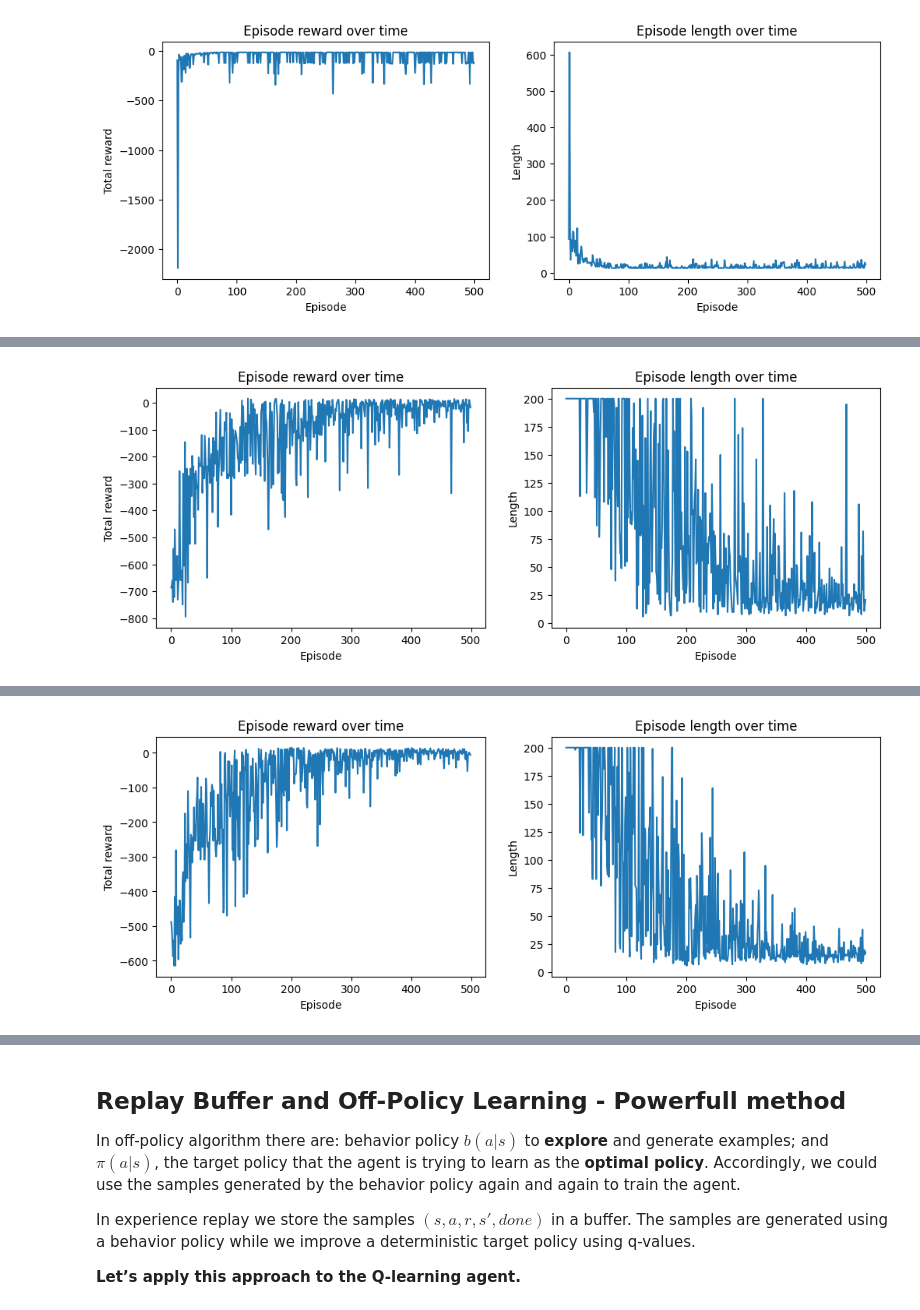
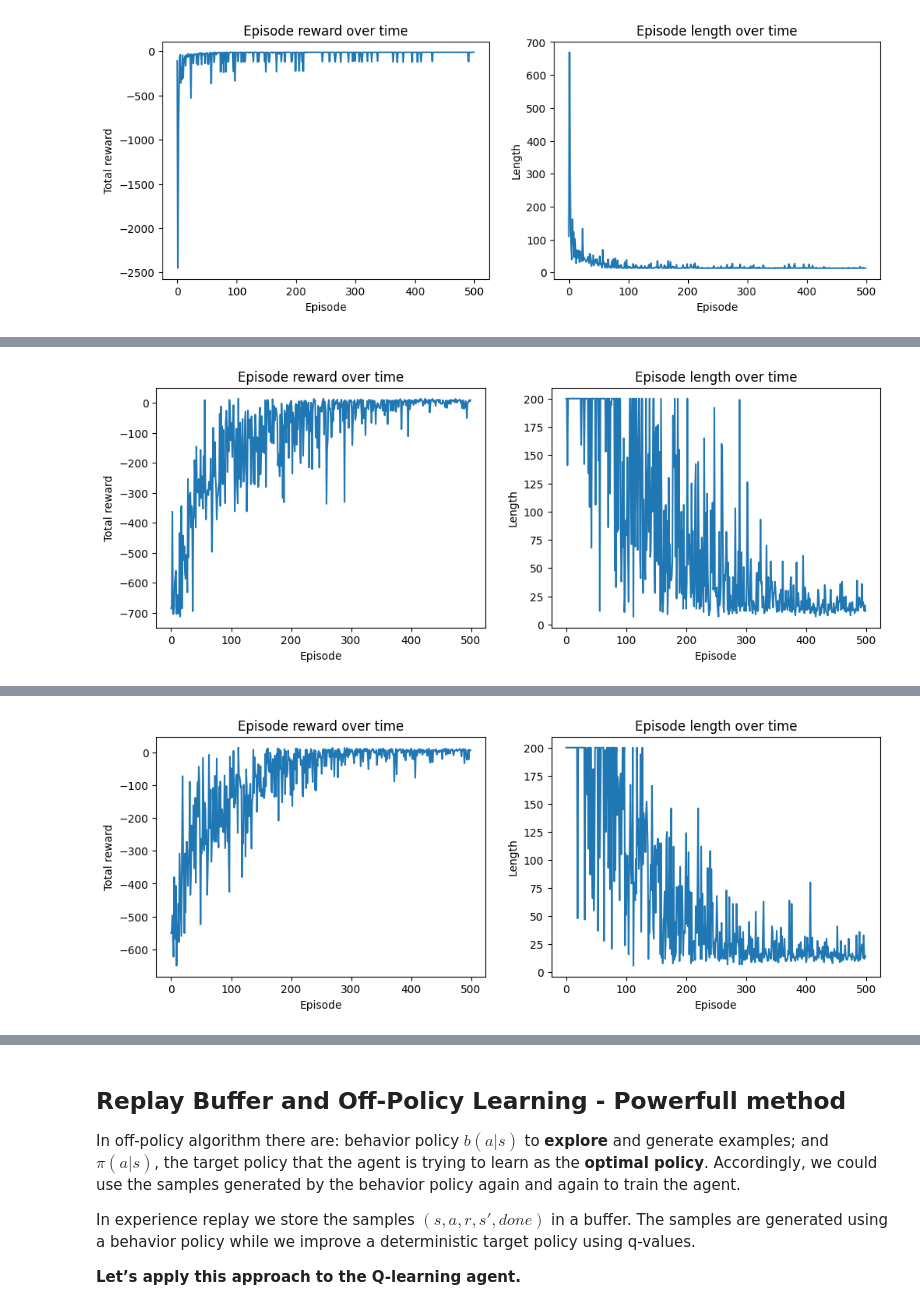
Before and after one commit to Mhddaraaa/start, a Jupyter notebook: ReinforcementLearning/7_RL_TemporalDifference.ipynb, the cells around one changed output, grey strips where cells are left out. Cells and saved outputs as stored; diff of their text form; code cells hidden in the pictures.

```diff
--- a/ReinforcementLearning/7_RL_TemporalDifference.ipynb
+++ b/ReinforcementLearning/7_RL_TemporalDifference.ipynb
@@ -105,7 +211,7 @@ Control problem refers to the problem of estimating optimal policies, as with Mo
     <td><font size="4"><code>gym.make("CliffWalking-v0")</code></td>
 <tr>
 # %%
-env = create_env("CliffWalking-v0")
+env = create_env("CliffWalking-v1")
 # %% [markdown]
 ## **Developing the SARSA algorithm**
 
@@ -192,7 +298,8 @@ def take_action2(state, Q, epsilon, n_action):
 
     return action
 # %%
-def SARSA(env, gamma, n_episode, alpha, epsilon, show=True):
+def SARSA(env, gamma, n_episode, alpha, epsilon,
+          epsilon_decay=0.995, epsilon_min=0.01, show=True):
     """
     Implements the SARSA (State-Action-Reward-State-Action) algorithm for reinforcement learning.
 
@@ -201,7 +308,12 @@ def SARSA(env, gamma, n_episode, alpha, epsilon, show=True):
         gamma (float): The discount factor for future rewards (0 <= gamma <= 1).
         n_episode (int): The number of episodes to run.
         alpha (float): The learning rate (0 < alpha <= 1).
-        epsilon (float): The epsilon value for the epsilon-greedy policy.
+        epsilon (float): Initial exploration rate for ε-greedy policy (0 ≤ epsilon ≤ 1).
+                        Probability of taking a random action.
+        epsilon_decay (float): Rate at which epsilon decays each episode (0 < decay ≤ 1).
+                              Typical values: 0.995-0.999 for gradual decay.
+        epsilon_min (float): Minimum exploration rate. Prevents epsilon from decaying to 0.
+                            Suggested: 0.01-0.1 for continued exploration.
         show (bool): If True, plots episode rewards and lengths over time.
 
     Returns:
@@ -219,9 +331,10 @@ def SARSA(env, gamma, n_episode, alpha, epsilon, show=True):
     total_reward_episode = [0] * n_episode  # Total reward per episode
 
     # Loop through each episode
-    for episode in tqdm(range(n_episode), desc="Episodes"):
+    pbar = tqdm(range(n_episode), desc="Episodes")
+    for episode in pbar:
         # Reset the environment at the start of each episode
-        state = env.reset()
+        state, _ = env.reset()
         done = False  # Flag to indicate if the episode has ended
 
         # Select an initial action using the epsilon-greedy policy
@@ -235,11 +348,11 @@ def SARSA(env, gamma, n_episode, alpha, epsilon, show=True):
             # Select the next action using the epsilon-greedy policy
             next_action = take_action(next_state, Q, epsilon, n_action)
 
-            # Compute the TD (Temporal Difference) error
-            td_delta = reward + gamma * Q[next_state][next_action] - Q[state][action]
-
-            # If the episode ends, the TD error should not include future rewards
-            if done:
+            if not done:
+                # Compute the TD (Temporal Difference) error
+                td_delta = reward + gamma * Q[next_state][next_action] - Q[state][action]
+            else:
+                # If the episode ends, the TD error should not include future rewards
                 td_delta = reward - Q[state][action]
 
             # Update the Q-value for the current state-action pair
@@ -254,6 +367,17 @@ def SARSA(env, gamma, n_episode, alpha, epsilon, show=True):
 
             # Track the total reward for this episode
             total_reward_episode[episode] += reward
+
+        # Decay epsilon (but not below minimum)
+        epsilon = max(epsilon * epsilon_decay, epsilon_min)
+
+        # Compute and print the average total reward over past 50 completed episodes
+        start = episode - 50 if episode > 50 else 0
+        avg_tot_reward = np.array(total_reward_episode[start:]).mean()
+        pbar.set_description(
+            f"Average reward over past 50 episodes: {avg_tot_reward:.2f} | "
+            f"ε: {epsilon:.2f}"
+        )
 
     # Derive the optimal policy from the Q-value table
     policy = {}
@@ -406,14 +549,14 @@ def q_learning(env, gamma, n_episode, alpha, epsilon, show=True):
 
     return Q, policy  # Return the learned Q-values and the derived policy
 # %%
-env = create_env("CliffWalking-v0")
-gamma = 1
+env = create_env("CliffWalking-v1", record=True, eps_record=50)
+gamma = 0.99
 n_episode = 500
-alpha = 0.4
-epsilon = 0.1
+alpha = 0.3
+epsilon = 0.15
 optimal_q, optimal_policy = q_learning(env, gamma, n_episode, alpha, epsilon, show=True)
 # %% [output]
-[figure, old version]
+[figure, new version]
 # %%
 display_video(400)
 # %% [output]
@@ -441,27 +584,27 @@ display_video(400)
     <td><font size="4"><code>gym.make("Taxi-v3")</code></td>
 <tr>
 # %%
-env = create_env("Taxi-v3")
-gamma = 1
+env = create_env("Taxi-v3", record=True, eps_record=50)
+gamma = 0.99
 n_episode = 500
 alpha = 0.4
-epsilon = 0.1
+epsilon = 0.15
 optimal_q, optimal_policy = SARSA(env, gamma, n_episode, alpha, epsilon)
 # %% [output]
-[figure, old version]
+[figure, new version]
 # %%
 display_video(450)
 # %% [output]
 [interactive output not drawn]
 # %%
-env = create_env("Taxi-v3")
-gamma = 1
+env = create_env("Taxi-v3", record=True, eps_record=50)
+gamma = 0.99
 n_episode = 500
 alpha = 0.4
-epsilon = 0.1
+epsilon = 0.15
 optimal_q, optimal_policy = q_learning(env, gamma, n_episode, alpha, epsilon)
 # %% [output]
-[figure, old version]
+[figure, new version]
 # %%
 display_video(450)
 # %% [output]
```
Also changed, not shown: parts of 21 cells of this notebook.
